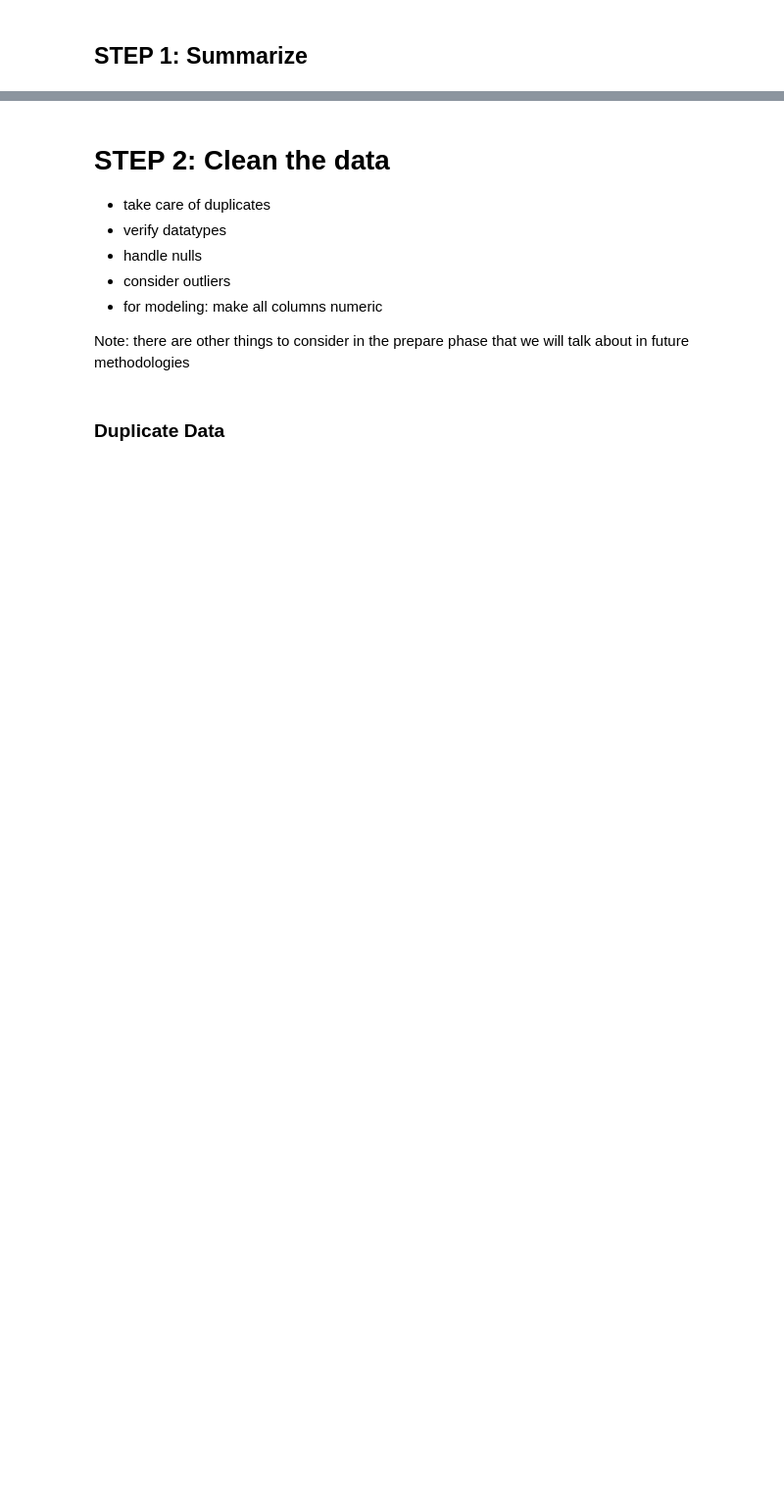
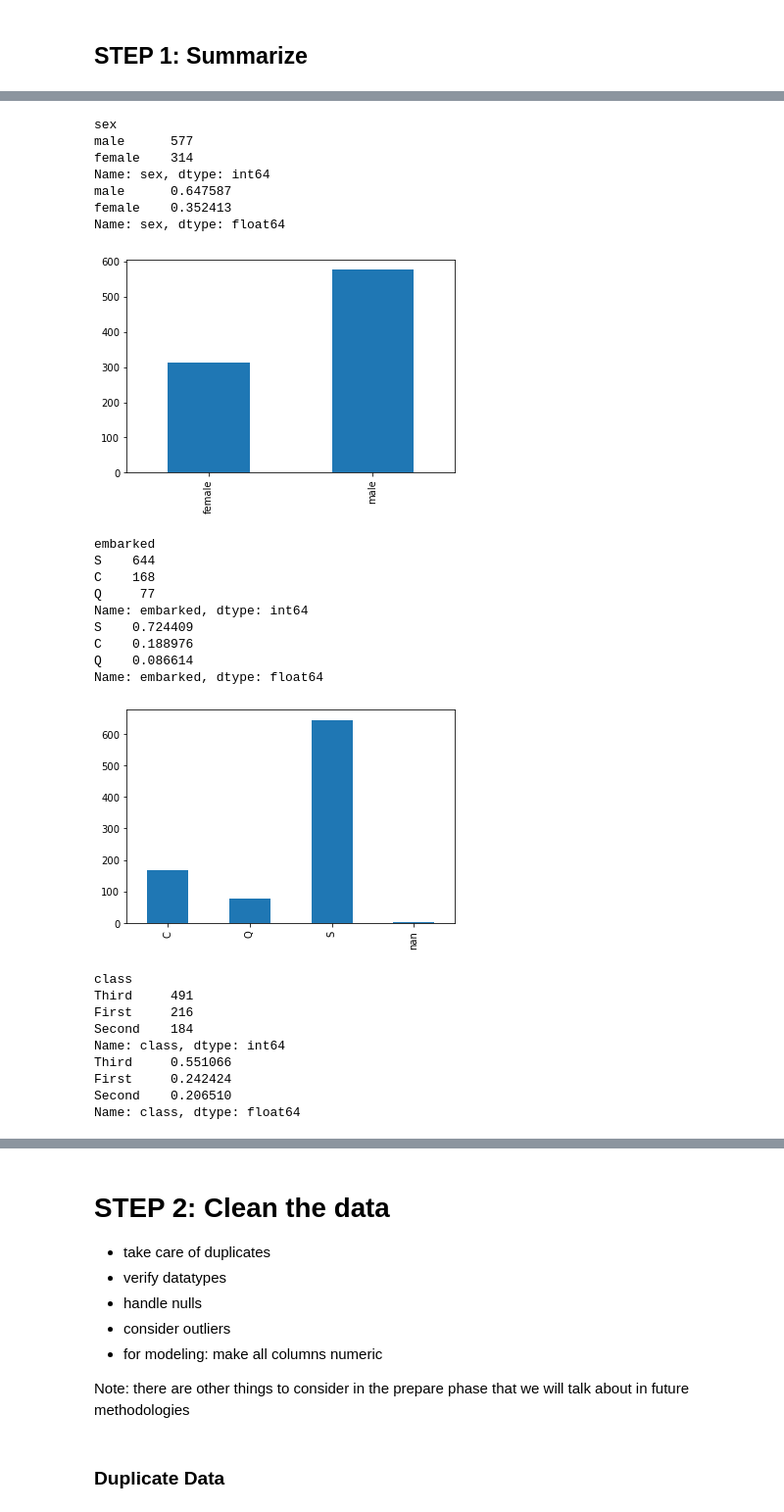
Before and after one commit to CodeupClassroom/pagel-classification-exercises, a Jupyter notebook: prepare_lesson.ipynb, the cells around one changed output, grey strips where cells are left out. Shown: that part at 98% size. Cells and saved outputs as stored; diff of their text form; code cells hidden in the pictures; blank space fills up the shorter version.

```diff
--- a/prepare_lesson.ipynb
+++ b/prepare_lesson.ipynb
@@ -79,2 +174,4 @@ What is our target variable?
 # %%
 #get string columns
+str_col = df.columns [df.dtypes == 'object']
+str_col
@@ -81,2 +204,37 @@ What is our target variable?
 # %%
 #plot distributions of string columns
+for col in str_col:
+    print(col)
+    print(df[col].value_counts())
+    print(df[col].value_counts(normalize=True)) #percentage
+    df[col].value_counts(dropna=False).sort_index().plot.bar()
+    plt.show()
+    print()
+# %% [output]
+sex
+male      577
+female    314
+Name: sex, dtype: int64
+male      0.647587
+female    0.352413
+Name: sex, dtype: float64
+[figure, added]
+embarked
+S    644
+C    168
+Q     77
+Name: embarked, dtype: int64
+S    0.724409
+C    0.188976
+Q    0.086614
+Name: embarked, dtype: float64
+[figure, added]
+class
+Third     491
+First     216
+Second    184
+Name: class, dtype: int64
+Third     0.551066
+First     0.242424
+Second    0.206510
+Name: class, dtype: float64
```
Also changed, not shown: parts of 109 cells of this notebook.
